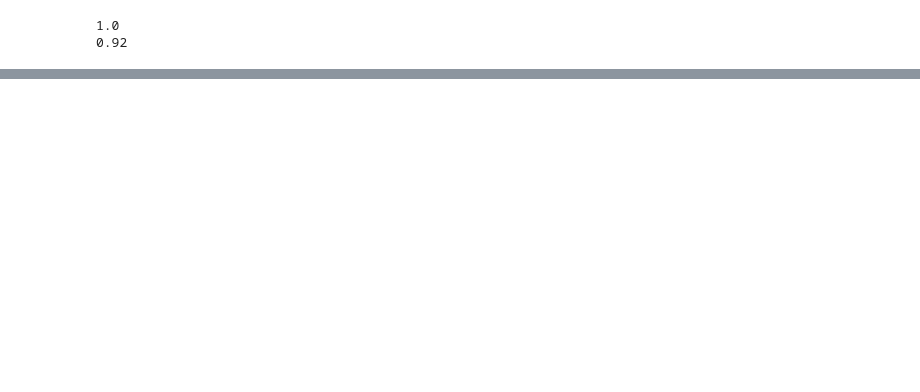
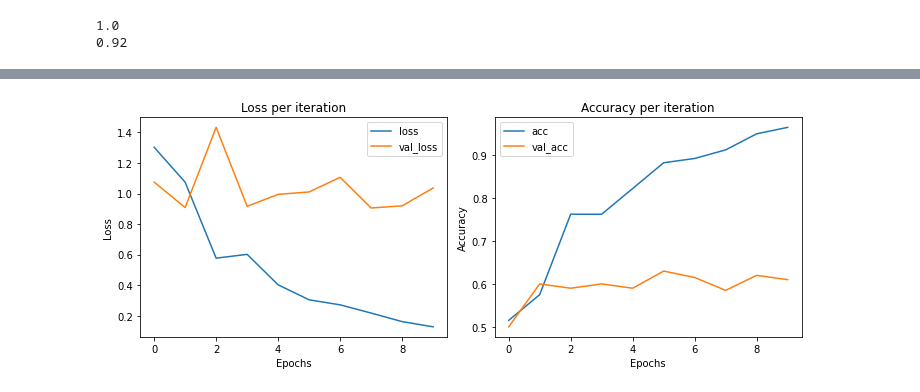
Before and after one commit to YannMjl/AI-764, a Jupyter notebook: Assign5.ipynb, the cells around one changed output, grey strips where cells are left out. Saved outputs shown, nothing was run; the diff lists cells and outputs as text; code cells hidden in the pictures; blank space fills up the shorter version.

```diff
--- a/Assign5.ipynb
+++ b/Assign5.ipynb
@@ -575,0 +704,10 @@ ptm.trainable = False
+# %%
+#let's now normalized the X-features data
+# after normalization the mean bcome 0
+# and the devioation become 1
+scaler = StandardScaler()
+X_train4_n = scaler.fit_transform(X_train4)
+X_valid4_n = scaler.transform(X_valid4)
+
+# let's check again
+X_train4_n.max(), X_train4_n.min()
@@ -575,0 +716,8 @@ ptm.trainable = False
+# %%
+# Now let's try the scikit-learn logistic regression
+# we are getting a high accuray from logistic regression
+# because of the power of VVG -- just running the image VVG helped
+logr = LogisticRegression()
+logr.fit(X_train4_n, Y_train4)
+print(logr.score(X_train4_n, Y_train4))
+print(logr.score(X_valid4_n, Y_valid4))
@@ -575,0 +734,22 @@ ptm.trainable = False
+# %%
+# let's do the same thing but with logistic regression in Tensorflow
+i = Input(shape=(D4,))
+x = Dense(1, activation='sigmoid')(i)
+linearmodel = Model(i, x)
+
+linearmodel.compile(
+    loss='binary_crossentropy',
+    optimizer='adam',
+    metrics=['accuracy'])
+
+# train the model
+r4 = linearmodel.fit(
+    X_train4_n, Y_train4,
+    batch_size=128,
+    epochs=10,
+    validation_data=(X_valid4_n, Y_valid4)
+)
+
+# Ploting loss and Accuracy per iteration
+plotLossAndAccuracy(r4)
+# %% [output]
@@ -575,0 +776 @@ ptm.trainable = False
+[figure, added]
```
Also changed, not shown: parts of 28 cells of this notebook.
